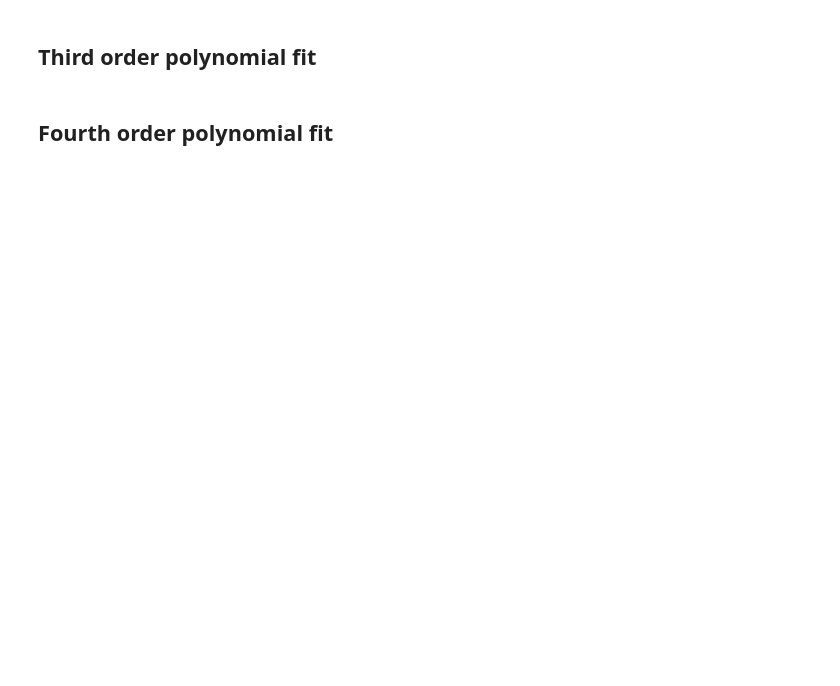
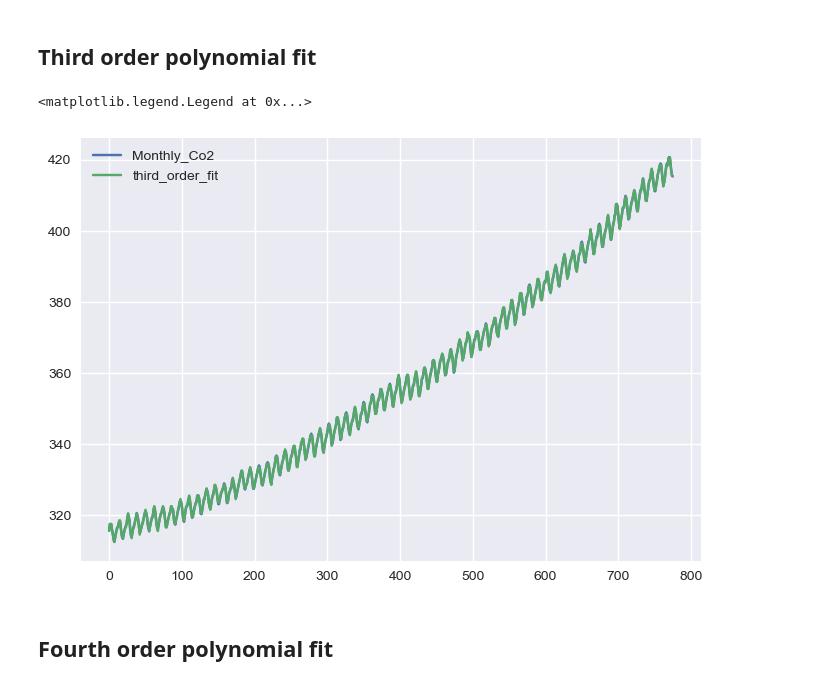
Before and after one commit to Sumanshekhar17/Geophysical-Data-Analysis, a Jupyter notebook: Keeling Curve Data - Statistical Analysis.ipynb, the cells around one changed output. Cells and saved outputs as stored; diff of their text form; code cells hidden in the pictures; blank space fills up the shorter version.

```diff
--- a/Keeling Curve Data - Statistical Analysis.ipynb
+++ b/Keeling Curve Data - Statistical Analysis.ipynb
@@ -442,4 +482,13 @@ statistics.stdev(annual_variability[half_year: len(unique_years)-1])
 # %% [markdown]
  ## **Third order polynomial fit**
+# %%
+third_order_fit = np.polyfit(x, y, deg = 3)
+fig, ax = plt.subplots()
+ax.plot(y, label='Monthly_Co2')
+ax.plot(np.polyval(third_order_fit, x), label='third_order_fit')
+ax.legend()
+# %% [output]
+<matplotlib.legend.Legend at 0x...>
+[figure, added]
 # %% [markdown]
  ## **Fourth order polynomial fit**
```
Also changed, not shown: parts of 13 cells of this notebook.
